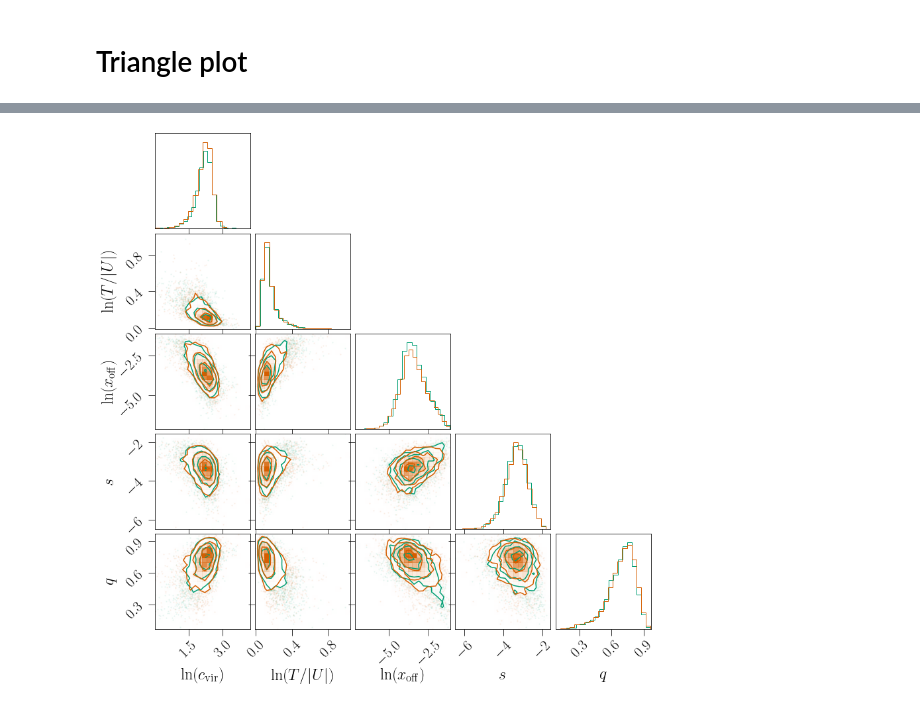
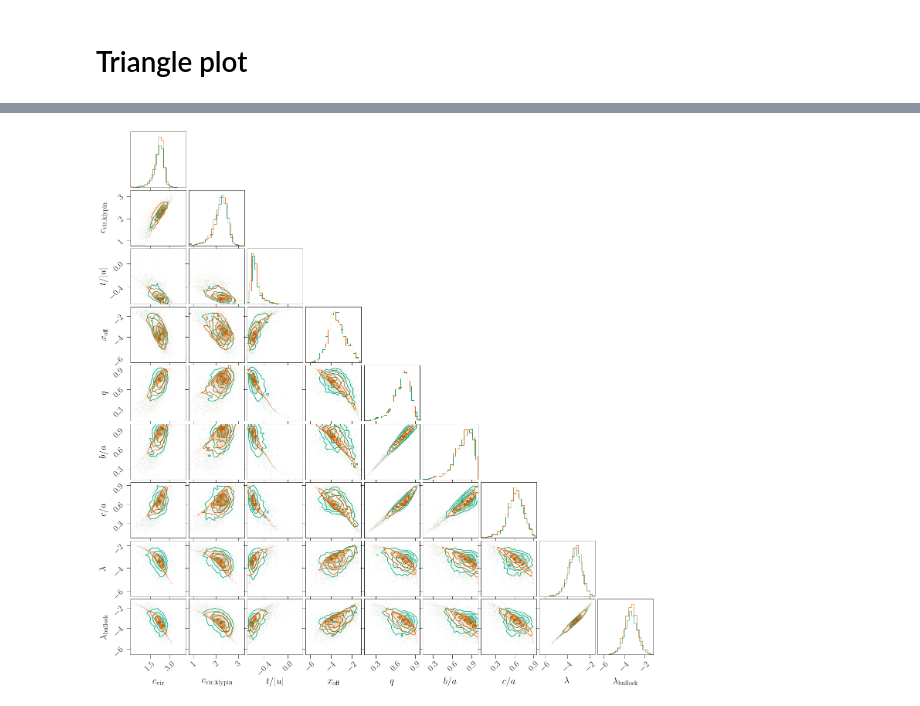
Before and after one commit to ismael-mendoza/nbody-relaxed, a Jupyter notebook: notebooks/plots/triangle.ipynb, the cells around one changed output, grey strips where cells are left out. Cells and saved outputs as stored; diff of their text form; code cells hidden in the pictures.

```diff
--- a/notebooks/plots/triangle.ipynb
+++ b/notebooks/plots/triangle.ipynb
@@ -77,2 +35,13 @@ print(cvir_train.shape, cvir_test.shape, alpha_train.shape)
+# %%
+# prepare catalog with all a_m
+am_names = [f'am_{ii}' for ii in range(len(mass_bins))]
+for ii in range(len(mass_bins)):
+    cat.add_column(am[:, ii], name=am_names[ii])
+# %%
+params = ('cvir',  'cvir_klypin', 't/|u|', 'x0', 'q','b_to_a', 'c_to_a',  'spin', 'spin_bullock', )
+info = {
+    'all': {'x': am_names, 'y': params, },
+}
+datasets, cat_train, cat_test = prepare_datasets(cat, info)
 # %% [markdown]
 # Train
@@ -170,18 +97,20 @@ from scipy import stats
 # %%
-# multi-gaussian approach should do the best.
-model = joint_models['multi_gaussian']
-y_samples = model.sample(am_test, 1).reshape(-1, 5)
-y_true = np.hstack([cvir_test.reshape(-1, 1), eta_test.reshape(-1, 1), xoff_test.reshape(-1, 1), spin_test.reshape(-1, 1),
-                   q_test.reshape(-1, 1)])
+# CAM approach should do the best.
+am_test = datasets['all']['test'][0]
+model = joint_models['optcam']
+y_true = np.hstack([cat_test[param].reshape(-1, 1) for param in params]).reshape(-1, len(params))
+y_samples = model.predict(am_test).reshape(-1, len(params))
 
-# quantile transform each for plotting purposes (basically mean centering)
-y1 = np.hstack([np.log(y_true[:, :4]), y_true[:, 4].reshape(-1, 1)])
-y2 = np.hstack([np.log(y_samples[:, :4]), y_samples[:, 4].reshape(-1, 1)])
+# ellipticty parameters look better not logged
+y1 = np.log(y_true)
+y1[:, 4:7] = np.exp(y1[:, 4:7])
 
+y2 = np.log(y_samples)
+y2[:, 4:7] = np.exp(y2[:, 4:7])
 
-labels = ['$\\ln(c_{\\rm vir})$', '$\\ln(T / |U|)$', '$\\ln(x_{\\rm off})$', '$s$', '$q$']
+labels = [latex_params[param] for param in params]
 fig = corner.corner(y1, labels=labels, max_n_ticks=3, color='C1', labelpad=0.1) # green = true
 fig = corner.corner(y2, labels=labels, max_n_ticks=3, fig=fig, color='C2', labelpad=0.1) # orange = samples
 # %% [output]
-[figure, old version]
+[figure, new version]
 # %%
```
Also changed, not shown: parts of 14 cells of this notebook, 10 other files.
